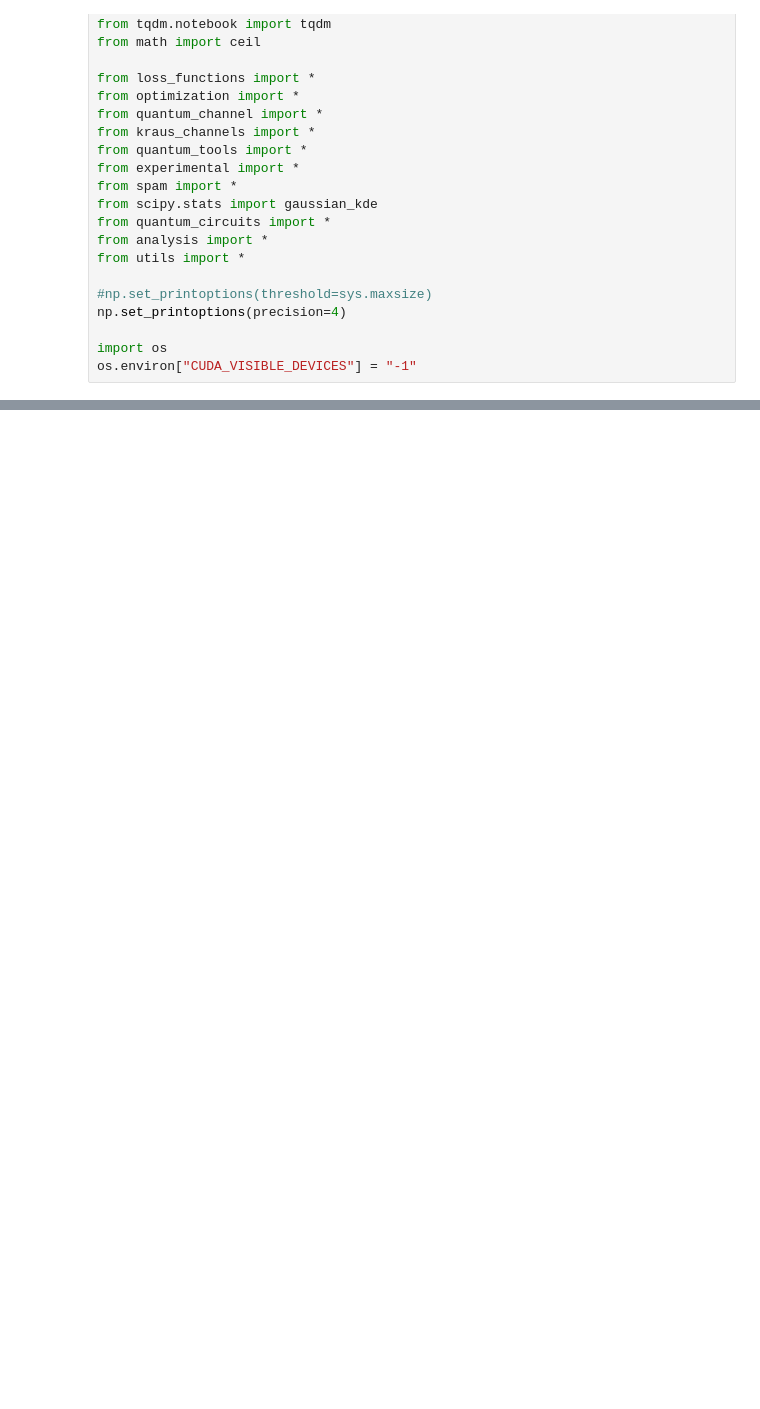
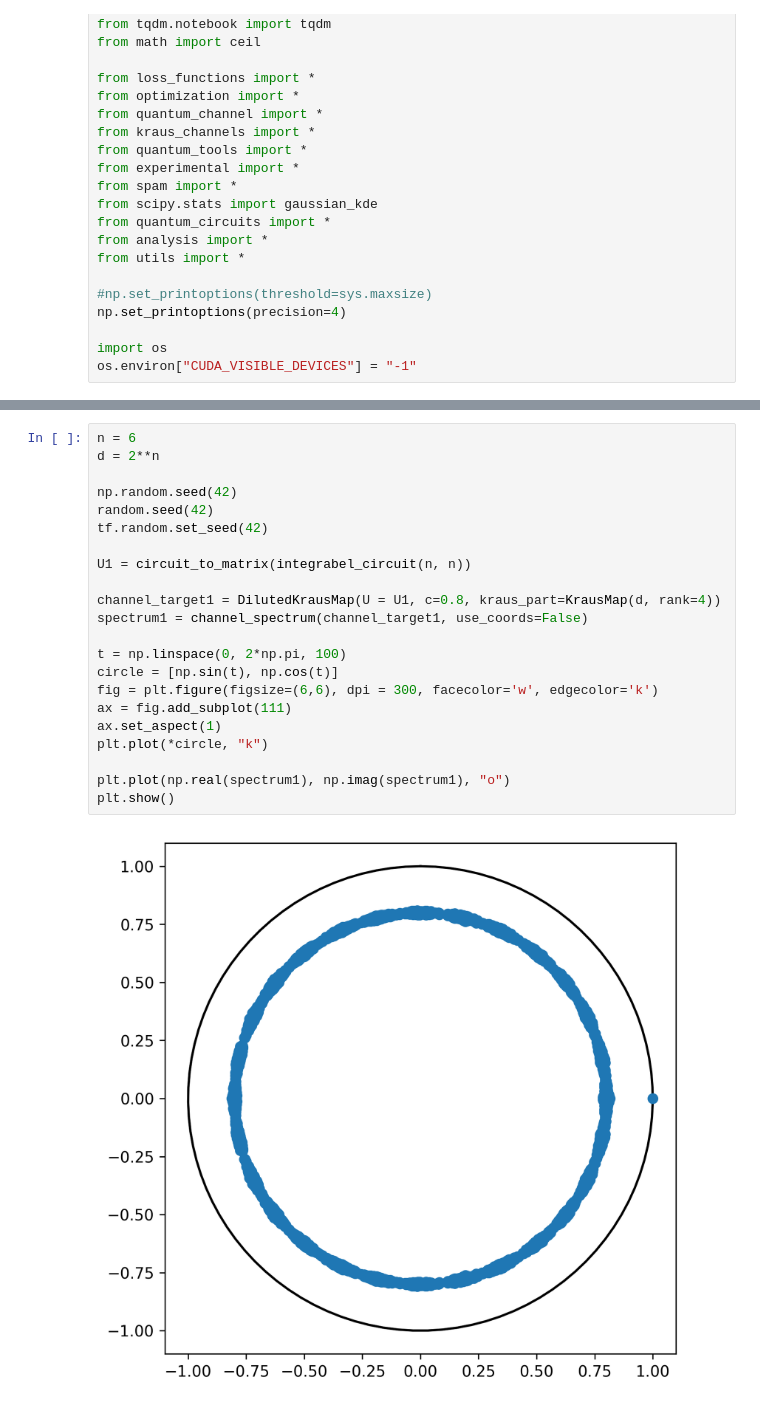
Before and after one commit to KristianWold/experimental-quantum-spectrum, a Jupyter notebook: notebooks/experiments/Complex Spacing Ratio.ipynb, the cells around one changed output, grey strips where cells are left out. Cells and saved outputs as stored; diff of their text form; blank space fills up the shorter version.

```diff
--- a/notebooks/experiments/Complex Spacing Ratio.ipynb
+++ b/notebooks/experiments/Complex Spacing Ratio.ipynb
@@ -1245,0 +157,24 @@ Done!
+# %%
+n = 6
+d = 2**n
+
+np.random.seed(42)
+random.seed(42)
+tf.random.set_seed(42)
+
+U1 = circuit_to_matrix(integrabel_circuit(n, n))
+
+channel_target1 = DilutedKrausMap(U = U1, c=0.8, kraus_part=KrausMap(d, rank=4))
+spectrum1 = channel_spectrum(channel_target1, use_coords=False)
+
+t = np.linspace(0, 2*np.pi, 100)
+circle = [np.sin(t), np.cos(t)]
+fig = plt.figure(figsize=(6,6), dpi = 300, facecolor='w', edgecolor='k')
+ax = fig.add_subplot(111)
+ax.set_aspect(1)
+plt.plot(*circle, "k")
+
+plt.plot(np.real(spectrum1), np.imag(spectrum1), "o")
+plt.show()
+# %% [output]
+[figure, added]
```
Also changed, not shown: parts of 26 cells of this notebook, 6 other files.
